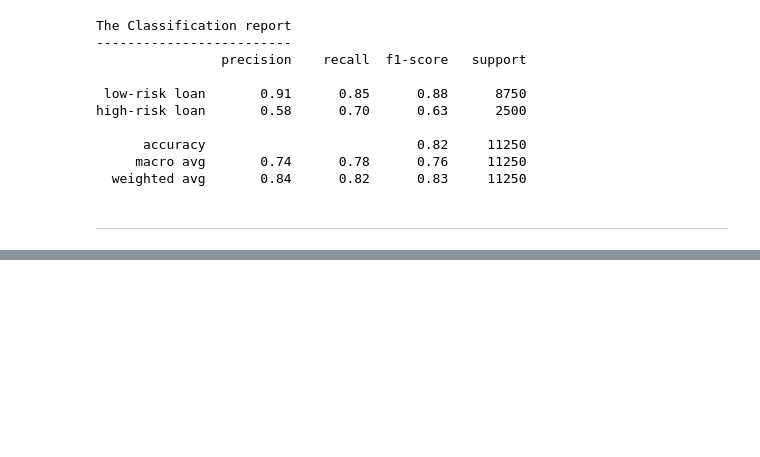
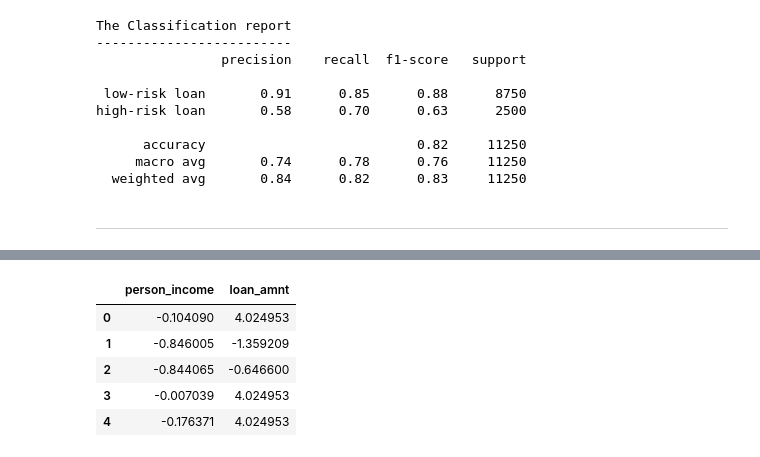
Before and after one commit to HeliosRider/Loan_Approval_Classification-, a Jupyter notebook: 3. training_model.ipynb, the cells around one changed output, grey strips where cells are left out. Saved outputs shown, nothing was run; the diff lists cells and outputs as text; code cells hidden in the pictures; blank space fills up the shorter version.

```diff
--- a/3. training_model.ipynb
+++ b/3. training_model.ipynb
@@ -237,0 +311,19 @@ high-risk loan       0.58      0.70      0.63      2500
+# %%
+# Create a DataFrame of the scaled data
+loan_data_scaled_df= pd.DataFrame(loan_data_scaled_df, columns=["person_income", "loan_amnt"])
+
+
+# Replace the original data with the columns of information from the scaled Data
+#loans_df["person_income"] = loan_data_scaled["person_income"]
+#loans_df["loan_amnt"] = loan_data_scaled["loan_amnt"]
+
+
+# Review the DataFrame
+loan_data_scaled_df.head()
+# %% [output]
+|  | person_income | loan_amnt |
+| 0 | -0.104090 | 4.024953 |
+| 1 | -0.846005 | -1.359209 |
+| 2 | -0.844065 | -0.646600 |
+| 3 | -0.007039 | 4.024953 |
+| 4 | -0.176371 | 4.024953 |
```
Also changed, not shown: parts of 13 cells of this notebook, 1 other file.
